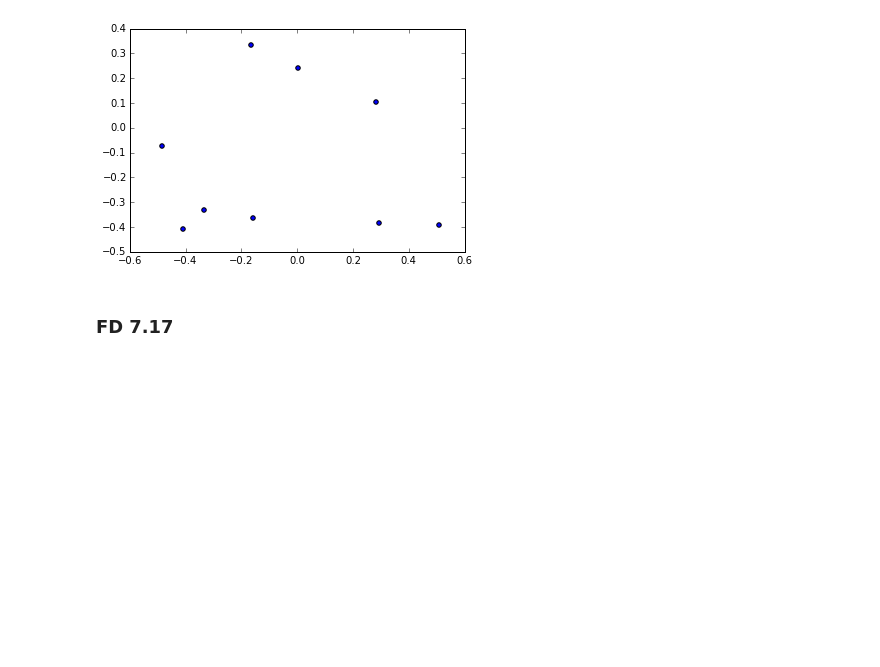
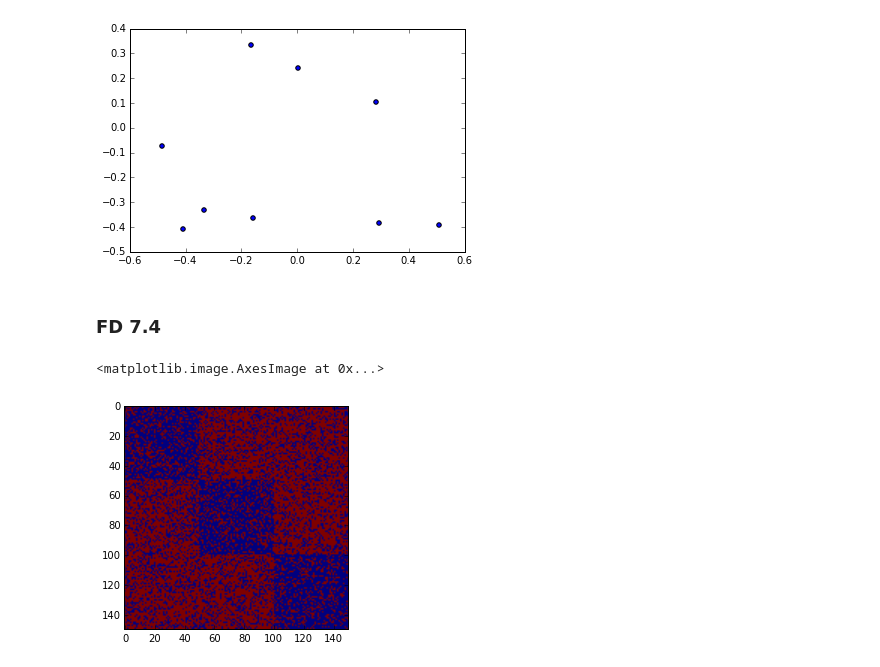
Before and after one commit to chungyang/CS514, a Jupyter notebook: HW2_submit/hw02_wenting.ipynb, the cells around one changed output. Drawn from its saved outputs; the diff is of its cells as text; code cells hidden in the pictures; blank space fills up the shorter version.

```diff
--- a/HW2_submit/hw02_wenting.ipynb
+++ b/HW2_submit/hw02_wenting.ipynb
@@ -63,4 +62,23 @@ plt.scatter(result[1][idx[1]], result[1][idx[2]])
 <matplotlib.collections.PathCollection at 0x...>
 [figure]
 # %% [markdown]
-### FD 7.17
+### FD 7.4
+# %%
+import numpy as np
+import matplotlib.pyplot as plt
+%matplotlib inline
+
+b1 = np.full((50, 50), 0.7) # diagonal block of A
+b2 = np.full((50, 50), 0.3) # other blocks of A
+A = np.bmat('b1, b2, b2; b2, b1, b2; b2, b2, b1')
+B = np.random.rand(150, 150)
+con1 = A <= B # condition 1
+con2 = A > B # condition 2
+A[con1] = 1
+A[con2] = 0
+A = np.asarray(A)
+# %%
+plt.imshow(A)
+# %% [output]
+<matplotlib.image.AxesImage at 0x...>
+[figure, added]
```
Also changed, not shown: parts of 5 cells of this notebook, 1 other file.
